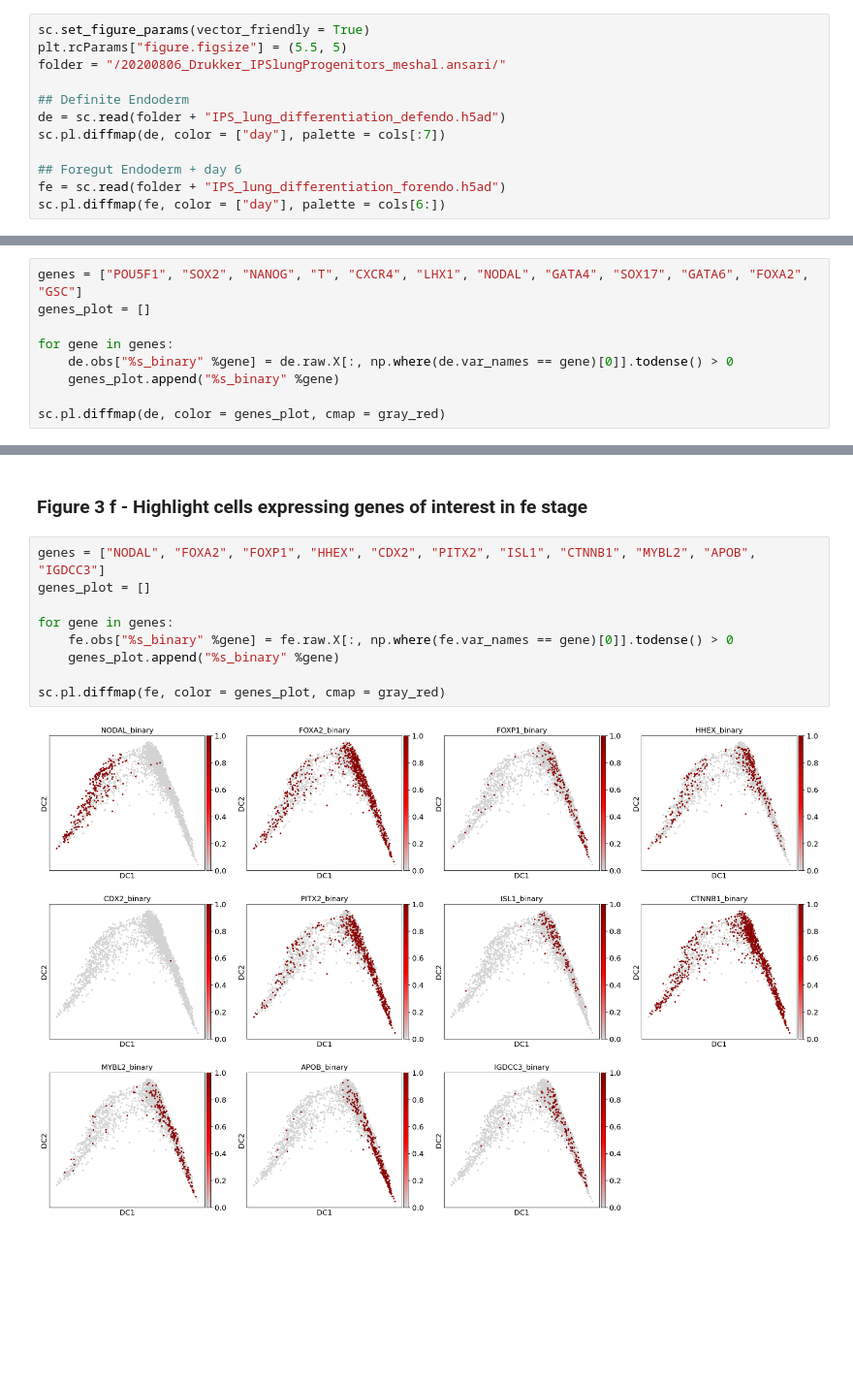
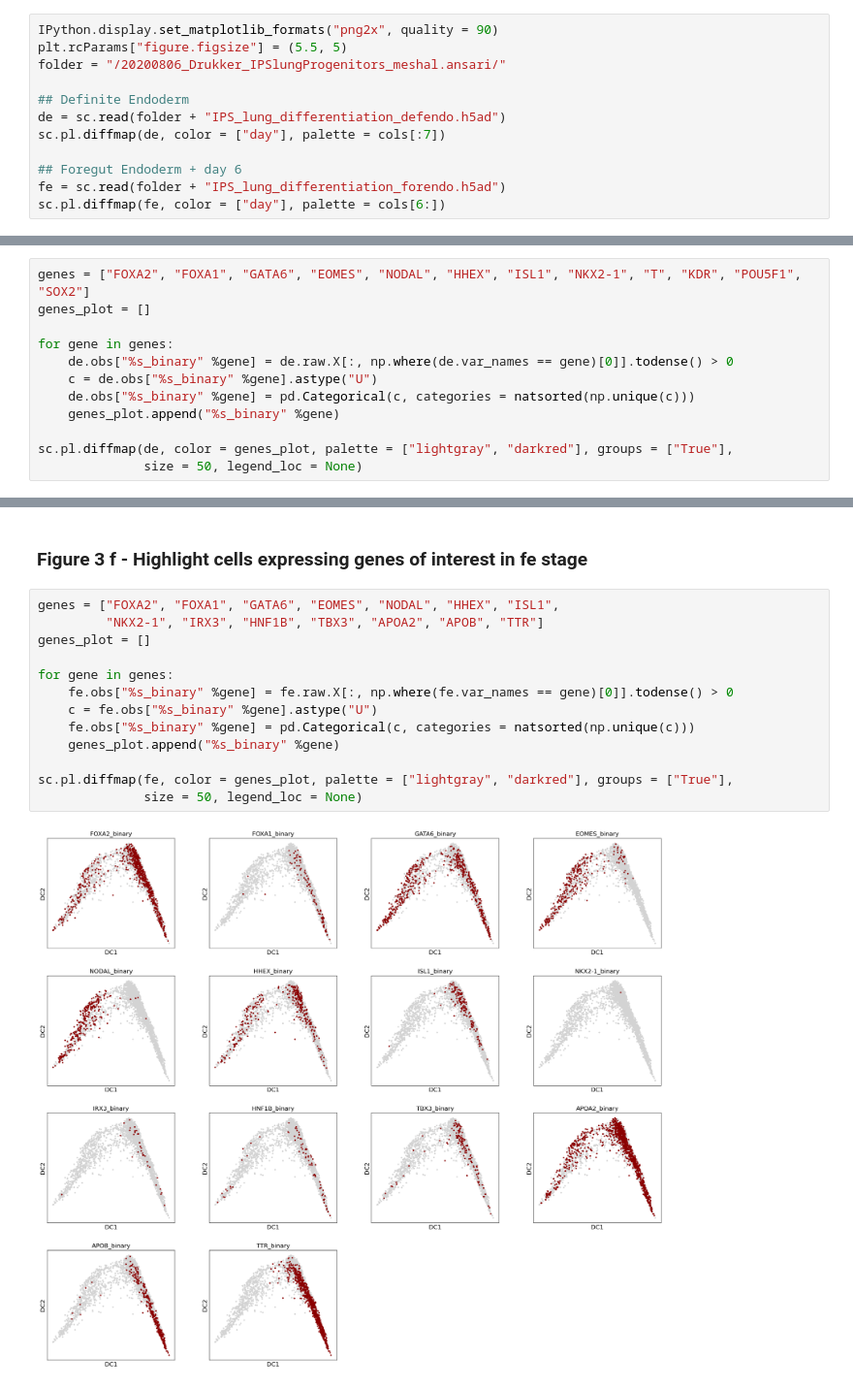
Before and after one commit to theislab/2020_iPS_Lung_Differentiation, a Jupyter notebook: Fig3abef_stagewise_subsets.ipynb, the cells around one changed output, grey strips where cells are left out. Shown at 97% size. Saved outputs shown, nothing was run; the diff lists cells and outputs as text; blank space fills up the shorter version.

```diff
--- a/Fig3abef_stagewise_subsets.ipynb
+++ b/Fig3abef_stagewise_subsets.ipynb
@@ -18,7 +24,7 @@ cols = [cm(i) for i in range(11)]
 # %% [markdown]
 ### Figure 3 a, e - Read in subsets and plot diffusion map for each stage
 # %%
-sc.set_figure_params(vector_friendly = True)
+IPython.display.set_matplotlib_formats("png2x", quality = 90)
 plt.rcParams["figure.figsize"] = (5.5, 5)
 folder = "/20200806_Drukker_IPSlungProgenitors_meshal.ansari/"
 
@@ -35,12 +41,15 @@ sc.pl.diffmap(fe, color = ["day"], palette = cols[6:])
 # %% [markdown]
 ### Figure 3 b - Highlight cells expressing genes of interest in de stage
 # %%
-genes = ["POU5F1", "SOX2", "NANOG", "T", "CXCR4", "LHX1", "NODAL", "GATA4", "SOX17", "GATA6", "FOXA2", "GSC"]
+genes = ["FOXA2", "FOXA1", "GATA6", "EOMES", "NODAL", "HHEX", "ISL1", "NKX2-1", "T", "KDR", "POU5F1", "SOX2"]
 genes_plot = []
 
 for gene in genes:
     de.obs["%s_binary" %gene] = de.raw.X[:, np.where(de.var_names == gene)[0]].todense() > 0
+    c = de.obs["%s_binary" %gene].astype("U")
+    de.obs["%s_binary" %gene] = pd.Categorical(c, categories = natsorted(np.unique(c)))
     genes_plot.append("%s_binary" %gene)
 
-sc.pl.diffmap(de, color = genes_plot, cmap = gray_red)
+sc.pl.diffmap(de, color = genes_plot, palette = ["lightgray", "darkred"], groups = ["True"],
+              size = 50, legend_loc = None)
 # %% [output]
@@ -48,13 +57,17 @@ sc.pl.diffmap(de, color = genes_plot, cmap = gray_red)
 # %% [markdown]
 ### Figure 3 f - Highlight cells expressing genes of interest in fe stage
 # %%
-genes = ["NODAL", "FOXA2", "FOXP1", "HHEX", "CDX2", "PITX2", "ISL1", "CTNNB1", "MYBL2", "APOB", "IGDCC3"]
+genes = ["FOXA2", "FOXA1", "GATA6", "EOMES", "NODAL", "HHEX", "ISL1",
+         "NKX2-1", "IRX3", "HNF1B", "TBX3", "APOA2", "APOB", "TTR"]
 genes_plot = []
 
 for gene in genes:
     fe.obs["%s_binary" %gene] = fe.raw.X[:, np.where(fe.var_names == gene)[0]].todense() > 0
+    c = fe.obs["%s_binary" %gene].astype("U")
+    fe.obs["%s_binary" %gene] = pd.Categorical(c, categories = natsorted(np.unique(c)))
     genes_plot.append("%s_binary" %gene)
 
-sc.pl.diffmap(fe, color = genes_plot, cmap = gray_red)
+sc.pl.diffmap(fe, color = genes_plot, palette = ["lightgray", "darkred"], groups = ["True"],
+              size = 50, legend_loc = None)
 # %% [output]
-[figure, old version]
+[figure, new version]
```
Also changed, not shown: parts of 4 cells of this notebook, 6 other files.
